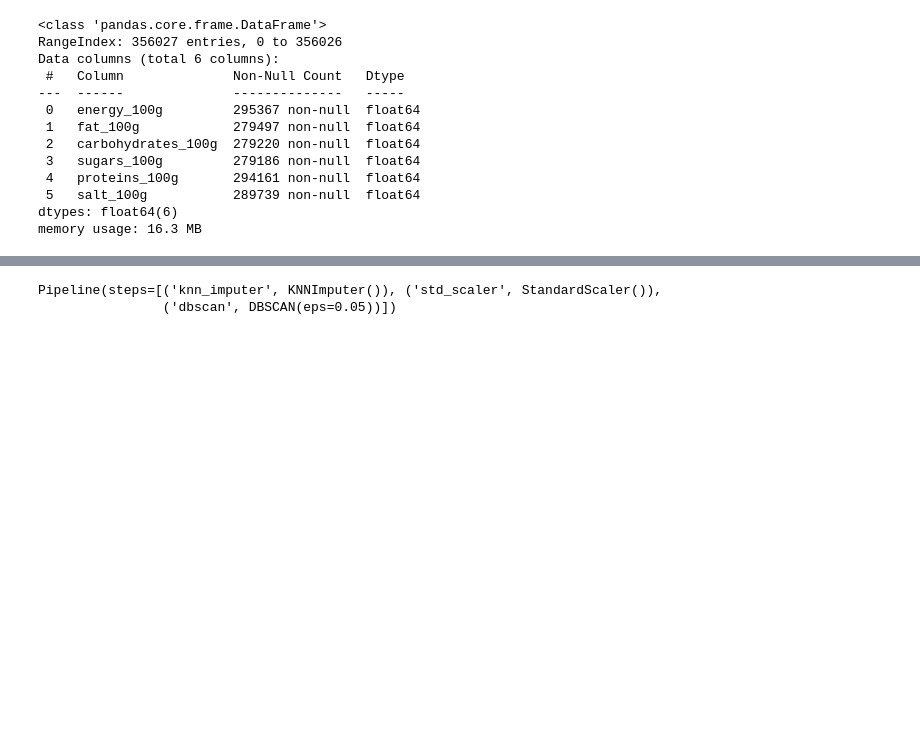
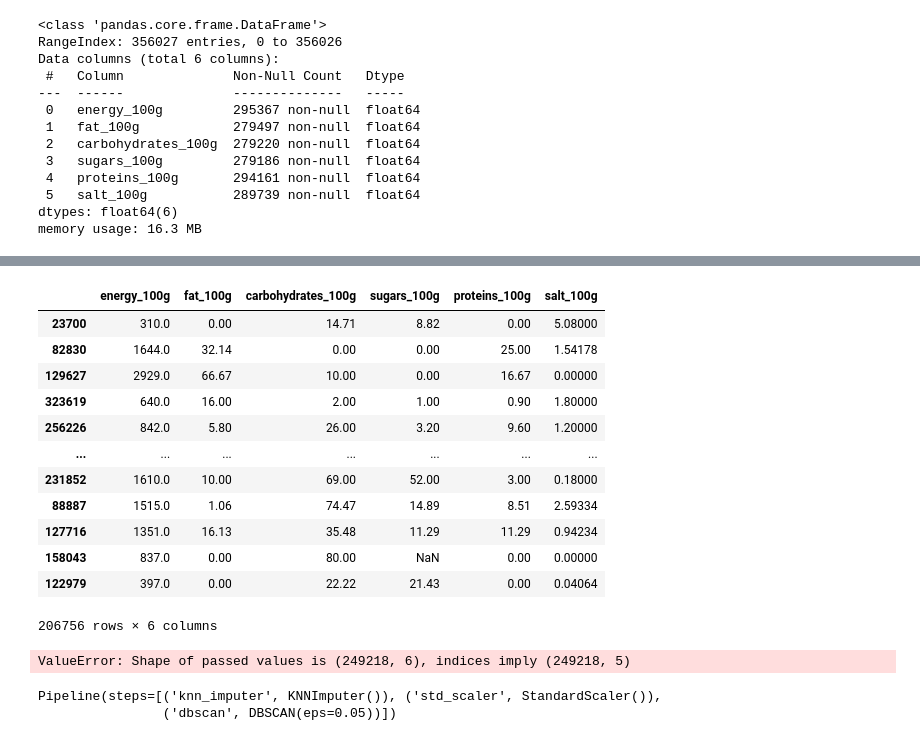
Before and after one commit to bastrob/TP_OPENFOODFACT_YNOV, a Jupyter notebook: Untitled.ipynb, the cells around one changed output, grey strips where cells are left out. Cells and saved outputs as stored; diff of their text form; code cells hidden in the pictures; blank space fills up the shorter version.

```diff
--- a/Untitled.ipynb
+++ b/Untitled.ipynb
@@ -748,3 +668,5 @@ Data columns (total 6 columns):
  5   salt_100g           289739 non-null  float64
 dtypes: float64(6)
 memory usage: 16.3 MB
+# %%
+X_train_unsuperv, X_test_unsuperv = train_test_split(df_unsupervised, test_size=0.3, random_state=0)
@@ -751,9 +782,27 @@ memory usage: 16.3 MB
+# %%
+X_train_unsuperv
+# %% [output]
+|  | energy_100g | fat_100g | carbohydrates_100g | sugars_100g | proteins_100g | salt_100g |
+| 23700 | 310.0 | 0.00 | 14.71 | 8.82 | 0.00 | 5.08000 |
+| 82830 | 1644.0 | 32.14 | 0.00 | 0.00 | 25.00 | 1.54178 |
+| 129627 | 2929.0 | 66.67 | 10.00 | 0.00 | 16.67 | 0.00000 |
+| 323619 | 640.0 | 16.00 | 2.00 | 1.00 | 0.90 | 1.80000 |
+| 256226 | 842.0 | 5.80 | 26.00 | 3.20 | 9.60 | 1.20000 |
+| ... | ... | ... | ... | ... | ... | ... |
+| 231852 | 1610.0 | 10.00 | 69.00 | 52.00 | 3.00 | 0.18000 |
+| 88887 | 1515.0 | 1.06 | 74.47 | 14.89 | 8.51 | 2.59334 |
+| 127716 | 1351.0 | 16.13 | 35.48 | 11.29 | 11.29 | 0.94234 |
+| 158043 | 837.0 | 0.00 | 80.00 | NaN | 0.00 | 0.00000 |
+| 122979 | 397.0 | 0.00 | 22.22 | 21.43 | 0.00 | 0.04064 |
+206756 rows × 6 columns
 # %%
 num_pipeline = Pipeline([
     ('knn_imputer', KNNImputer()),
+    ('attr', o.OutliersDetection()),
     ('std_scaler', StandardScaler()),
     ('kmeans', KMeans(n_clusters=150, algorithm="full", random_state=42))
-
 ])
 
-num_pipeline.fit(X_train_cat)
+num_pipeline.fit(X_train_unsuperv)
+# %% [output]
+ValueError: Shape of passed values is (249218, 6), indices imply (249218, 5)
```
Also changed, not shown: parts of 46 cells of this notebook, 2 other files.
